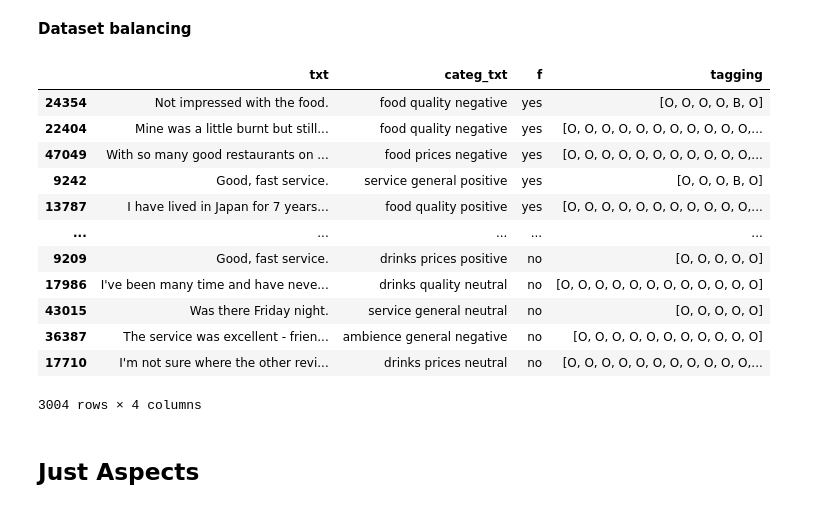
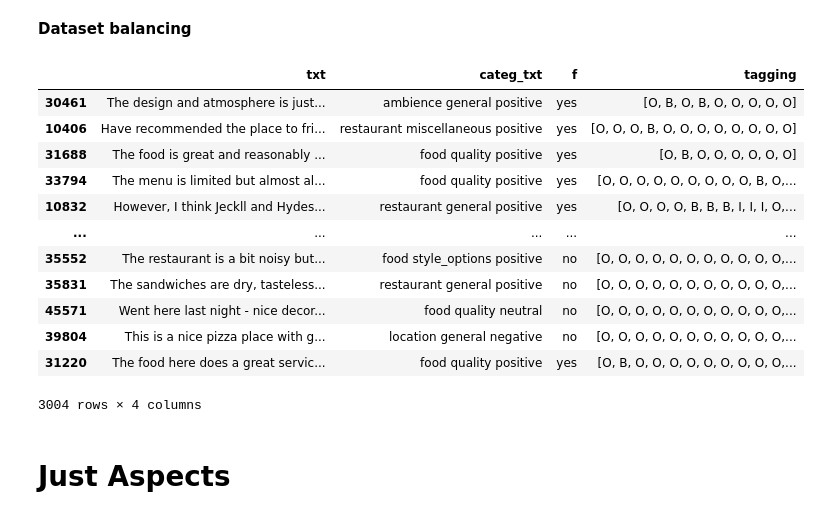
Before and after one commit to simone-rizzo/TABSA-Semeval-Competition, a Jupyter notebook: hlt_project.ipynb, the cells around one changed output. Saved outputs shown, nothing was run; the diff lists cells and outputs as text; code cells hidden in the pictures.

```diff
--- a/hlt_project.ipynb
+++ b/hlt_project.ipynb
@@ -55,21 +2,0 @@ def labels_encoding(opinions):
-# %%
-import numpy as np
-xml_path = "/content/dataset/ABSA15_RestaurantsTrain/ABSA-15_Restaurants_Train_Final.xml"
-mytree = ET.parse(xml_path)
-reviews = mytree.getroot()
-rows_list = []
-for rew in reviews:
-  rid = rew.attrib['rid']
-  for sent in rew[0]: #cicle on single sentence in review.
-    txt = sent[0].text
-    if len(sent)>1:
-      row_dict = {}
-      row_dict['rid'] = rid
-      row_dict['txt'] = txt
-      row_dict['OOTS'] = False
-      row_dict['label'] = labels_encoding(sent[1])
-      rows_list.append(row_dict)
-    else:
-      rows_list.append({'rid':np.nan,'txt':txt,'OOTS':True})
-df = pd.DataFrame(rows_list)
-#target	category	polarity	from	to	rid	txt	entity	aspect
@@ -299,2 +4,0 @@ Requirement already satisfied: click in /usr/local/lib/python3.7/dist-packages (
-# %%
-txt = ["I like you. I love you","i hate you."]
@@ -447,9 +4,0 @@ ValueError: ignored
-# %%
-def method(nomi):
-  return nomi
-
-input_txt = layers.Input(shape=(512,), dtype=tf.string, name="text")
-tokens = method(input_txt)
-l = layers.Dense(3,activation="softmax",name="output")(tokens)
-
-model2 = tf.keras.Model(inputs=[input_txt], outputs=[l])
@@ -695,7 +4,0 @@ print(pred_tags)
-# %%
-txt = "ciao mi chiamo paolo"
-f1 = slow_tokenizer.tokenize(txt)
-f2 = slow_tokenizer.tokenize(txt)
-fulty = f1+f2
-indexed_tokens = slow_tokenizer.encode(text = txt, text_pair=txt)
-indexed_tokens
@@ -1159,27 +400,28 @@ df
 # %%
 from sklearn.utils import shuffle
 df_yes = df[df['f']=="yes"]
 df_no = df[df['f']=="no"]
 df_yes = shuffle(df_yes)
 df_no = shuffle(df_no)
 df_no = df_no.iloc[:1500]
 df=pd.concat([df_yes,df_no])
+df = shuffle(df)
 df
 # %% [output]
 |  | txt | categ_txt | f | tagging |
-| 24354 | Not impressed with the food. | food quality negative | yes | [O, O, O, O, B, O] |
-| 22404 | Mine was a little burnt but still... | food quality negative | yes | [O, O, O, O, O, O, O, O, O, O, O,... |
-| 47049 | With so many good restaurants on ... | food prices negative | yes | [O, O, O, O, O, O, O, O, O, O, O,... |
-| 9242 | Good, fast service. | service general positive | yes | [O, O, O, B, O] |
-| 13787 | I have lived in Japan for 7 years... | food quality positive | yes | [O, O, O, O, O, O, O, O, O, O, O,... |
+| 30461 | The design and atmosphere is just... | ambience general positive | yes | [O, B, O, B, O, O, O, O, O] |
+| 10406 | Have recommended the place to fri... | restaurant miscellaneous positive | yes | [O, O, O, B, O, O, O, O, O, O, O, O] |
+| 31688 | The food is great and reasonably ... | food quality positive | yes | [O, B, O, O, O, O, O, O] |
+| 33794 | The menu is limited but almost al... | food quality positive | yes | [O, O, O, O, O, O, O, O, O, B, O,... |
+| 10832 | However, I think Jeckll and Hydes... | restaurant general positive | yes | [O, O, O, O, B, B, B, I, I, I, O,... |
 | ... | ... | ... | ... | ... |
-| 9209 | Good, fast service. | drinks prices positive | no | [O, O, O, O, O] |
-| 17986 | I've been many time and have neve... | drinks quality neutral | no | [O, O, O, O, O, O, O, O, O, O, O, O] |
-| 43015 | Was there Friday night. | service general neutral | no | [O, O, O, O, O] |
-| 36387 | The service was excellent - frien... | ambience general negative | no | [O, O, O, O, O, O, O, O, O, O, O] |
-| 17710 | I'm not sure where the other revi... | drinks prices neutral | no | [O, O, O, O, O, O, O, O, O, O, O,... |
+| 35552 | The restaurant is a bit noisy but... | food style_options positive | no | [O, O, O, O, O, O, O, O, O, O, O,... |
+| 35831 | The sandwiches are dry, tasteless... | restaurant general positive | no | [O, O, O, O, O, O, O, O, O, O, O,... |
+| 45571 | Went here last night - nice decor... | food quality neutral | no | [O, O, O, O, O, O, O, O, O, O, O,... |
+| 39804 | This is a nice pizza place with g... | location general negative | no | [O, O, O, O, O, O, O, O, O, O, O,... |
+| 31220 | The food here does a great servic... | food quality positive | yes | [O, B, O, O, O, O, O, O, O, O, O,... |
 3004 rows × 4 columns
 # %% [markdown]
-## Just Aspects
+# Just Aspects
 # %%
 !pip install -q tf-models-official
```
Also changed, not shown: parts of 189 cells of this notebook.
